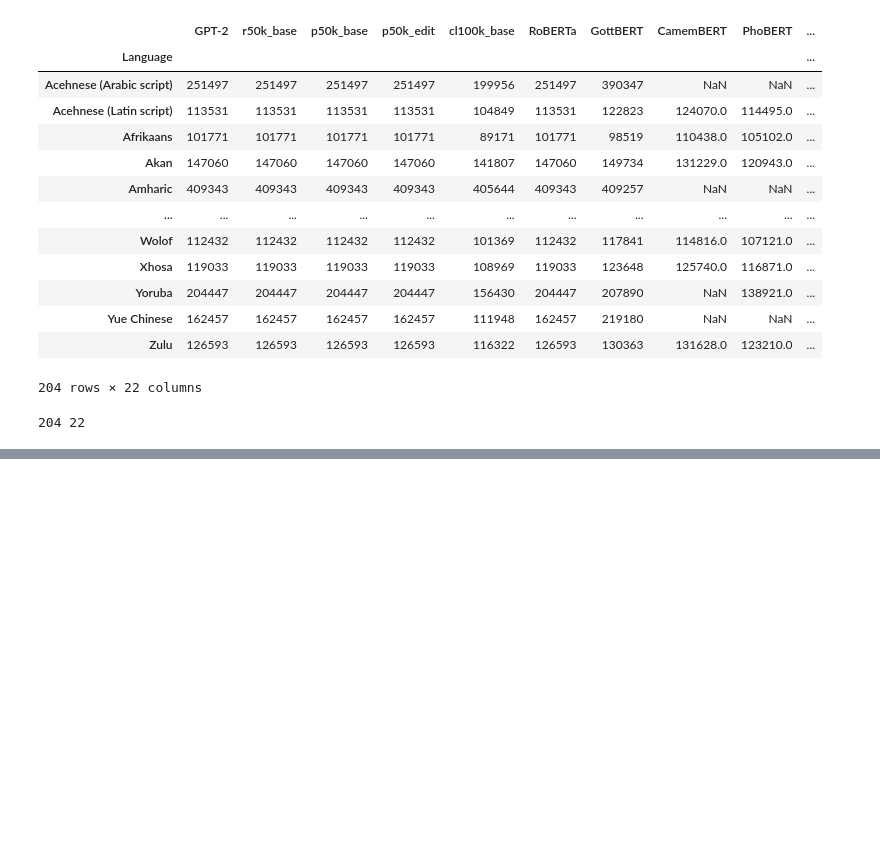
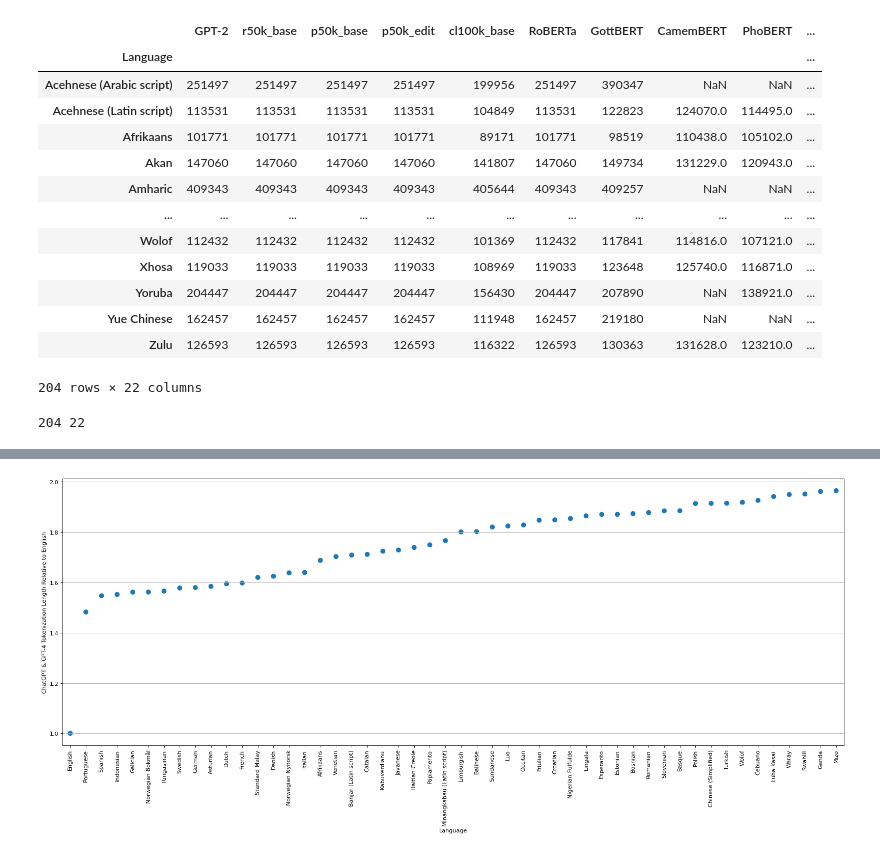
Before and after one commit to AleksandarPetrov/tokenization-fairness, a Jupyter notebook: prepare_tables.ipynb, the cells around one changed output, grey strips where cells are left out. Saved outputs shown, nothing was run; the diff lists cells and outputs as text; code cells hidden in the pictures; blank space fills up the shorter version.

Commit message:
plotting added

```diff
--- a/prepare_tables.ipynb
+++ b/prepare_tables.ipynb
@@ -78,0 +98,30 @@ df.iloc[136:, 11:].applymap(format_number).to_csv("to_print_6.csv")
+# %%
+import matplotlib.pyplot as plt
+import seaborn as sns
+plt.figure(figsize=(20,9), dpi= 80)
+ax = plt.gca()
+
+name = "cl100k_base"
+
+plot_df = df[name].reindex(df[name].sort_values().index).reset_index()
+# ax[idx_run-1].figure(figsize=(10,25))
+sns.pointplot(
+    data=plot_df.iloc[:50],
+    y=name,
+    x='Language',
+    # col=c
+)
+# ax[idx_run-1].set_yticks(fontsize=8)
+# ax.grid()
+# rotate x ticks to be vertical
+plt.xticks(rotation=90)
+plt.tight_layout()
+# remove the line show only markers:
+ax.lines[0].set_linestyle("")
+plt.ylabel("ChatGPT & GPT-4 Tokenization Length Relative to English")
+# add only horizontal grid lines
+ax.yaxis.grid(True)
+
+plt.savefig("tmp.png")
+# %% [output]
+[figure, added]
```
Also changed, not shown: parts of 2 cells of this notebook, 2 other files.
